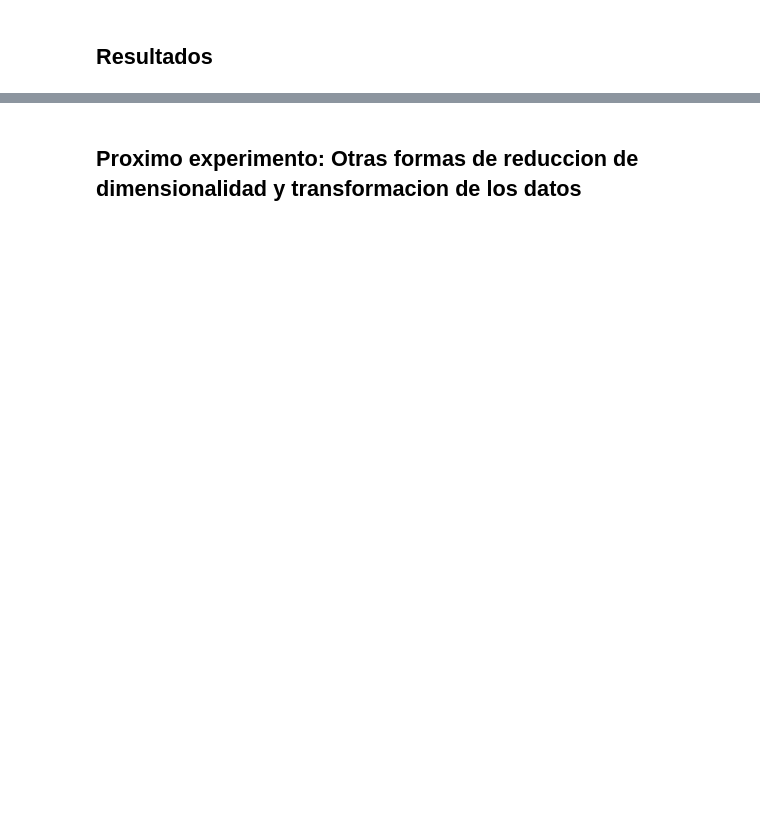
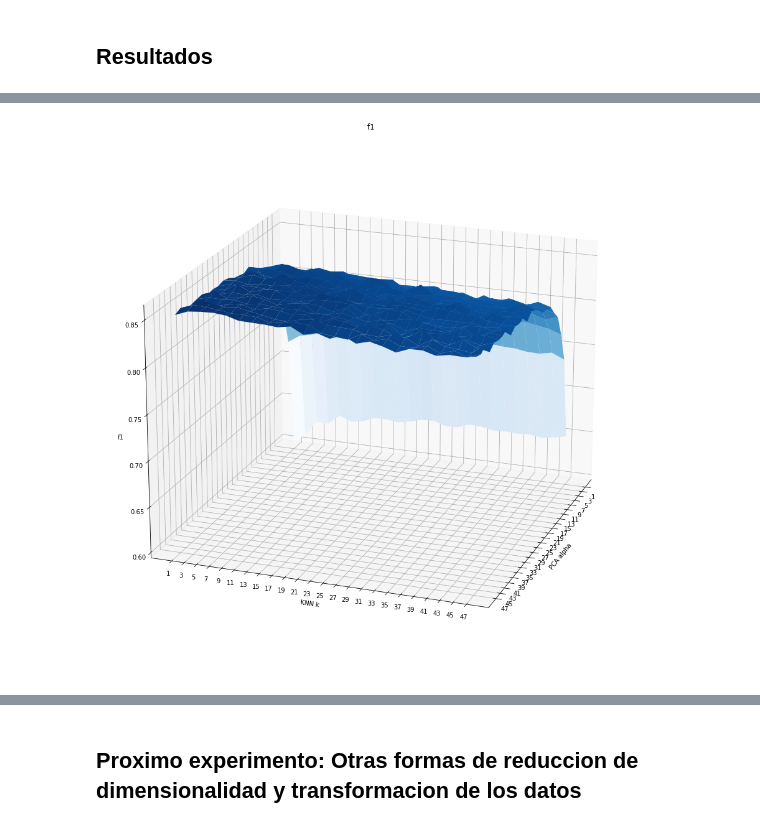
Before and after one commit to mszsorondo/metnum-TP4, a Jupyter notebook: experimentacion_mejor_k_alpha.ipynb, the cells around one changed output, grey strips where cells are left out. Saved outputs shown, nothing was run; the diff lists cells and outputs as text; code cells hidden in the pictures; blank space fills up the shorter version.

```diff
--- a/experimentacion_mejor_k_alpha.ipynb
+++ b/experimentacion_mejor_k_alpha.ipynb
@@ -17,0 +92,21 @@ acc
+# %%
+Zf1 = f1.iloc[x,y]
+
+fig = plt.figure(figsize=(16,16))
+ax = fig.add_subplot(111, projection='3d')
+ax.set_xlabel("PCA alpha")
+ax.set_ylabel("KNN k")
+ax.set_zlabel("f1")
+ax.set_title(" f1 ")
+
+
+# Plot a 3D surface
+mycmap = plt.get_cmap('Blues')
+
+ax.plot_surface(X,Y,Zf1, cmap = mycmap)
+ax.view_init(20, 20)
+plt.xticks(x,xticks)
+plt.yticks(x,xticks)
+plt.show()
+# %% [output]
+[figure, added]
```
Also changed, not shown: parts of 16 cells of this notebook, 9 other files.
